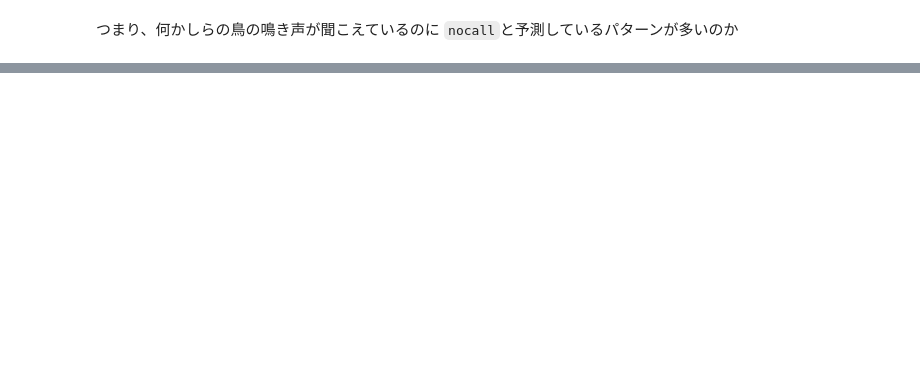
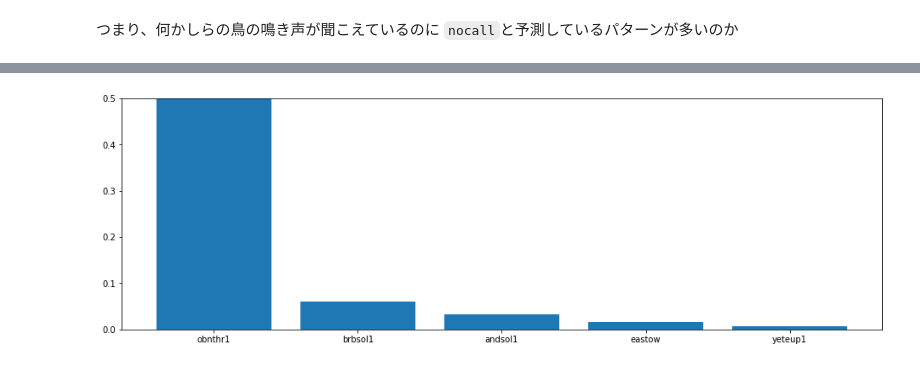
Before and after one commit to Naoki1101/kaggle-birdcall2021, a Jupyter notebook: notebooks/EDA_oof.ipynb, the cells around one changed output, grey strips where cells are left out. Cells and saved outputs as stored; diff of their text form; code cells hidden in the pictures; blank space fills up the shorter version.

```diff
--- a/notebooks/EDA_oof.ipynb
+++ b/notebooks/EDA_oof.ipynb
@@ -149,0 +121,10 @@ const.INV_BIRD_CODE[309]
+# %%
+def show_top_birds(preds_array, top_n=5):
+    top_preds = np.sort(preds_array)[:-(top_n + 1):-1]
+    top_bird_codes = np.argsort(preds_array)[:-(top_n + 1):-1]
+
+    top_birds = [const.INV_BIRD_CODE[c] for c in top_bird_codes]
+
+    plt.figure(figsize=(16, 5))
+    plt.bar(top_birds, top_preds)
+    plt.ylim([0, 0.5])
@@ -149,0 +153,5 @@ const.INV_BIRD_CODE[309]
+# %%
+idx = 272
+
+t = train_df.loc[idx, "seconds"]
+display.Audio(data[sr * (t - 5): sr * t], rate=sr)
@@ -149,0 +160,4 @@ const.INV_BIRD_CODE[309]
+# %%
+show_top_birds(oof[idx, :])
+# %% [output]
+[figure, added]
```
Also changed, not shown: parts of 15 cells of this notebook, 32 other files.
